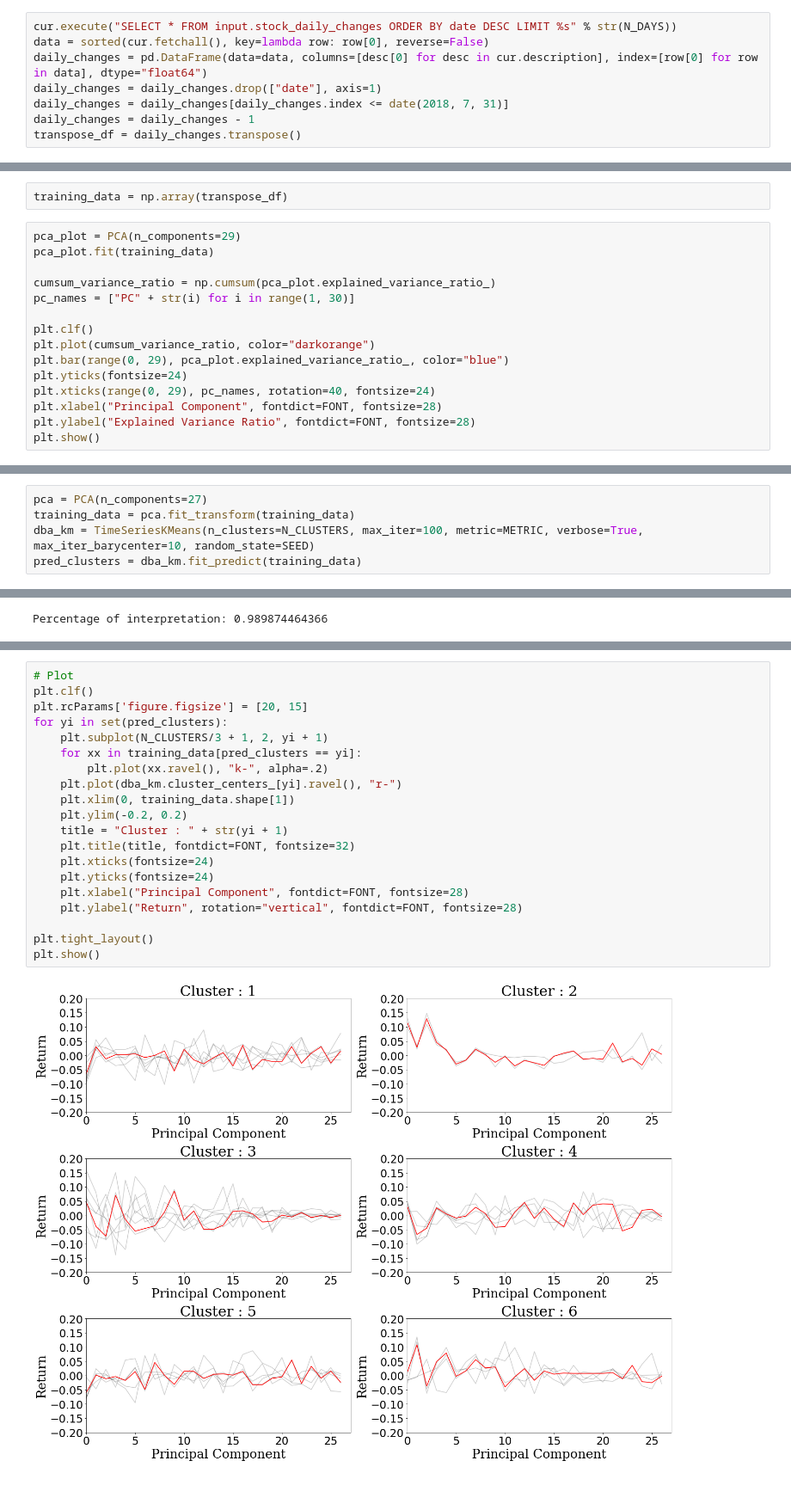
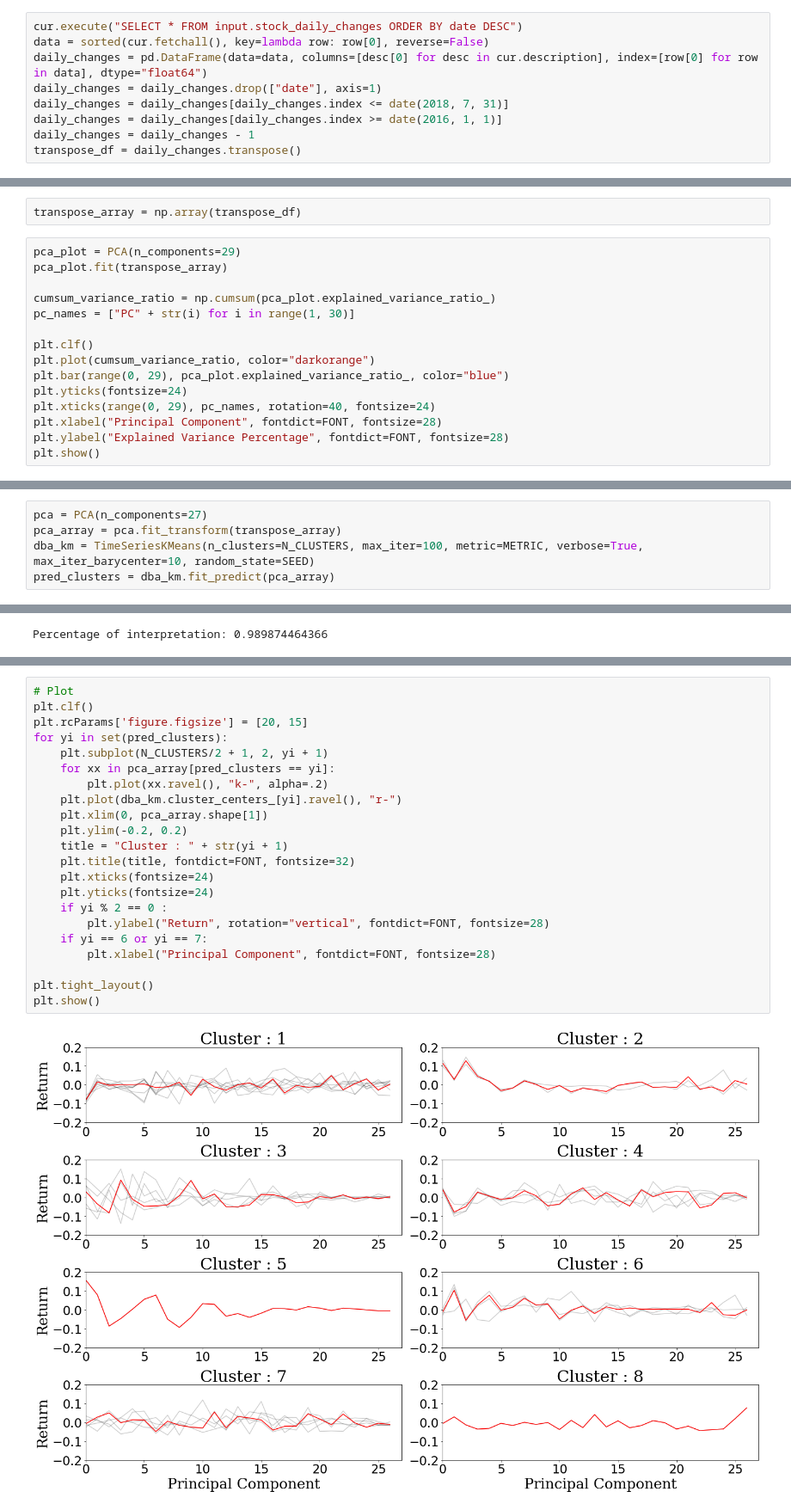
Before and after one commit to luluuuluuuuu/crypto-analysis, a Jupyter notebook: experiment/var_stock.ipynb, the cells around one changed output, grey strips where cells are left out. Shown: that part at 86% size. Cells and saved outputs as stored; diff of their text form; blank space fills up the shorter version.

Commit message:
Report: Finished stock analysis

```diff
--- a/experiment/var_stock.ipynb
+++ b/experiment/var_stock.ipynb
@@ -26,11 +23,12 @@ FONT = {'family': 'serif',
 connection = pg.connect(database="postgres", user="postgres", password="Crypto01", host="localhost", port=5430)
 cur = connection.cursor()
 # %%
-cur.execute("SELECT * FROM input.stock_daily_changes ORDER BY date DESC LIMIT %s" % str(N_DAYS))
+cur.execute("SELECT * FROM input.stock_daily_changes ORDER BY date DESC")
 data = sorted(cur.fetchall(), key=lambda row: row[0], reverse=False)
 daily_changes = pd.DataFrame(data=data, columns=[desc[0] for desc in cur.description], index=[row[0] for row in data], dtype="float64")
 daily_changes = daily_changes.drop(["date"], axis=1)
 daily_changes = daily_changes[daily_changes.index <= date(2018, 7, 31)]
+daily_changes = daily_changes[daily_changes.index >= date(2016, 1, 1)]
 daily_changes = daily_changes - 1
 transpose_df = daily_changes.transpose()
 # %%
@@ -55,9 +53,9 @@ plt.show()
 [figure]
 # %%
-training_data = np.array(transpose_df)
+transpose_array = np.array(transpose_df)
 # %%
 pca_plot = PCA(n_components=29)
-pca_plot.fit(training_data)
+pca_plot.fit(transpose_array)
 
 cumsum_variance_ratio = np.cumsum(pca_plot.explained_variance_ratio_)
 pc_names = ["PC" + str(i) for i in range(1, 30)]
@@ -68,6 +66,6 @@ plt.bar(range(0, 29), pca_plot.explained_variance_ratio_, color="blue")
 plt.yticks(fontsize=24)
 plt.xticks(range(0, 29), pc_names, rotation=40, fontsize=24)
 plt.xlabel("Principal Component", fontdict=FONT, fontsize=28)
-plt.ylabel("Explained Variance Ratio", fontdict=FONT, fontsize=28)
+plt.ylabel("Explained Variance Percentage", fontdict=FONT, fontsize=28)
 plt.show()
 # %% [output]
@@ -75,6 +73,6 @@ plt.show()
 # %%
 pca = PCA(n_components=27)
-training_data = pca.fit_transform(training_data)
+pca_array = pca.fit_transform(transpose_array)
 dba_km = TimeSeriesKMeans(n_clusters=N_CLUSTERS, max_iter=100, metric=METRIC, verbose=True, max_iter_barycenter=10, random_state=SEED)
-pred_clusters = dba_km.fit_predict(training_data)
+pred_clusters = dba_km.fit_predict(pca_array)
 # %% [output]
@@ -96,22 +96,24 @@ Cluster 5 : ['CVX' 'DIS' 'UNH' 'XOM']
 # %%
 # Plot
 plt.clf()
 plt.rcParams['figure.figsize'] = [20, 15]
 for yi in set(pred_clusters):
-    plt.subplot(N_CLUSTERS/3 + 1, 2, yi + 1)
-    for xx in training_data[pred_clusters == yi]:
+    plt.subplot(N_CLUSTERS/2 + 1, 2, yi + 1)
+    for xx in pca_array[pred_clusters == yi]:
         plt.plot(xx.ravel(), "k-", alpha=.2)
     plt.plot(dba_km.cluster_centers_[yi].ravel(), "r-")
-    plt.xlim(0, training_data.shape[1])
+    plt.xlim(0, pca_array.shape[1])
     plt.ylim(-0.2, 0.2)
     title = "Cluster : " + str(yi + 1)
     plt.title(title, fontdict=FONT, fontsize=32)
     plt.xticks(fontsize=24)
     plt.yticks(fontsize=24)
-    plt.xlabel("Principal Component", fontdict=FONT, fontsize=28)
-    plt.ylabel("Return", rotation="vertical", fontdict=FONT, fontsize=28)
+    if yi % 2 == 0 :
+        plt.ylabel("Return", rotation="vertical", fontdict=FONT, fontsize=28)
+    if yi == 6 or yi == 7:
+        plt.xlabel("Principal Component", fontdict=FONT, fontsize=28)
 
 plt.tight_layout()
 plt.show()
 # %% [output]
-[figure, old version]
+[figure, new version]
```
Also changed, not shown: parts of 21 cells of this notebook, 7 other files.
